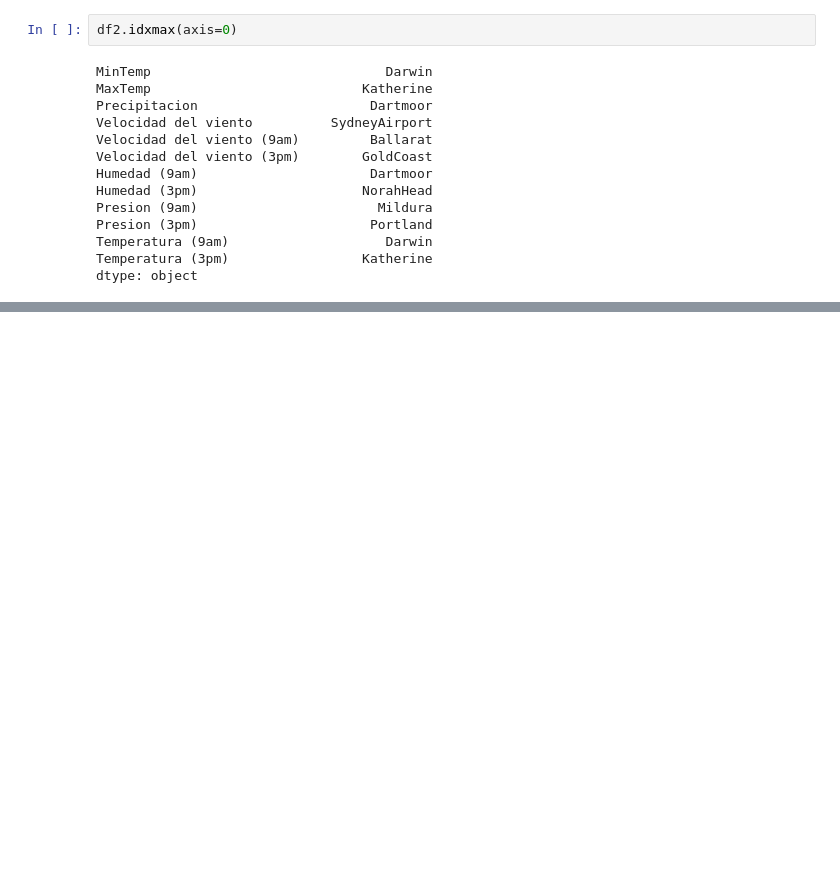
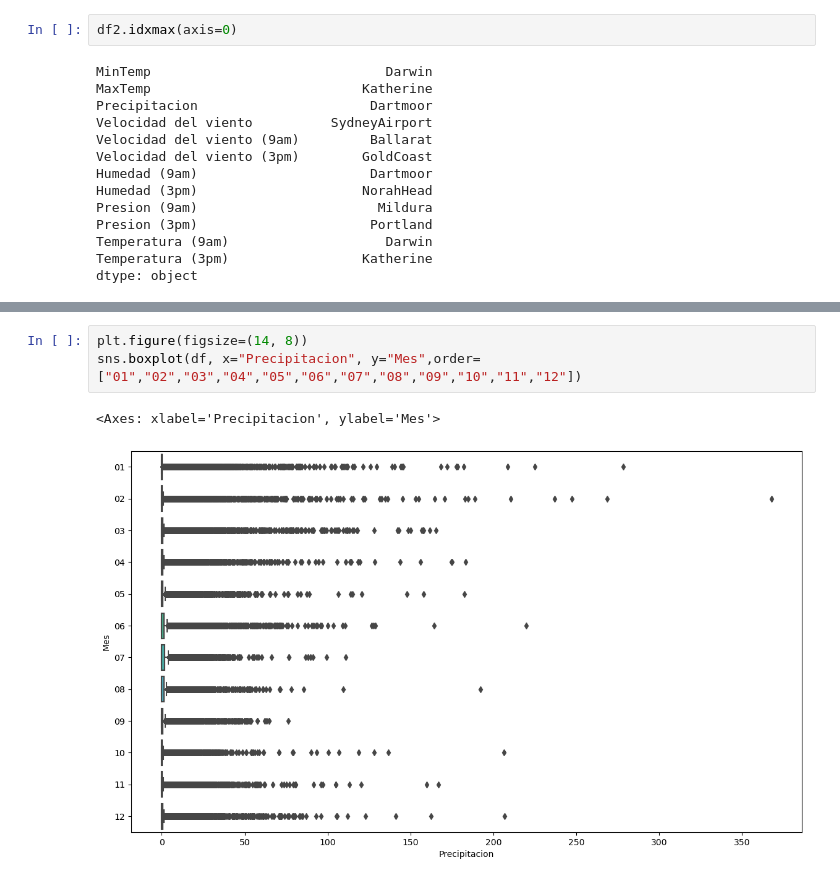
Before and after one commit to esco1729/HT05, a Jupyter notebook: HT6 (EDA).ipynb, the cells around one changed output, grey strips where cells are left out. Drawn from its saved outputs; the diff is of its cells as text; blank space fills up the shorter version.

```diff
--- a/HT6 (EDA).ipynb
+++ b/HT6 (EDA).ipynb
@@ -333,0 +447,6 @@ sns.boxplot(df, x="Precipitacion", y="Mes")
+# %%
+plt.figure(figsize=(14, 8))
+sns.boxplot(df, x="Precipitacion", y="Mes",order=["01","02","03","04","05","06","07","08","09","10","11","12"])
+# %% [output]
+<Axes: xlabel='Precipitacion', ylabel='Mes'>
+[figure, added]
```
Also changed, not shown: parts of 43 cells of this notebook.
